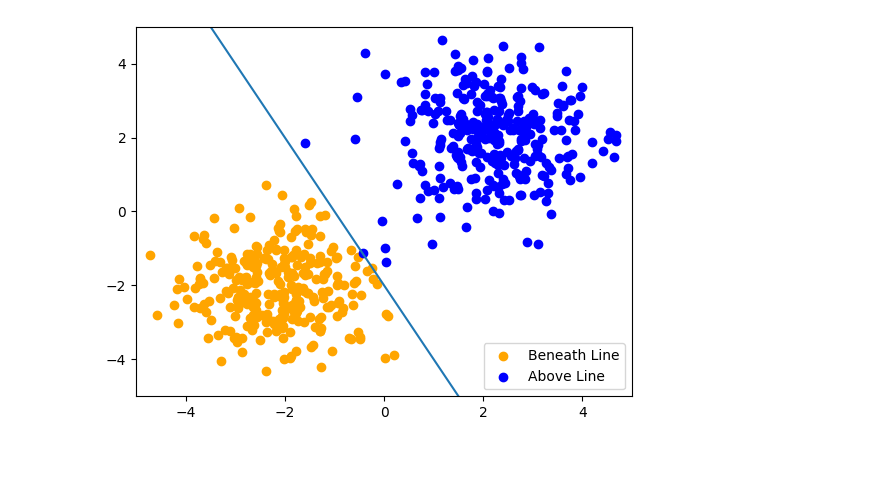
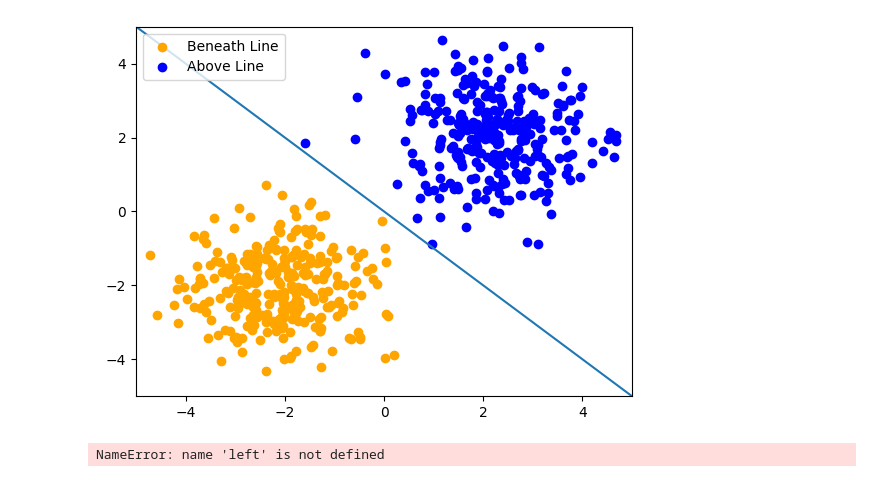
Before and after one commit to zoneme99/python-programmering-Jonatan-Cervall, a Jupyter notebook: Labs/Labb3/report.ipynb, the cells around one changed output. Saved outputs shown, nothing was run; the diff lists cells and outputs as text; code cells hidden in the pictures.

```diff
--- a/Labs/Labb3/report.ipynb
+++ b/Labs/Labb3/report.ipynb
@@ -1,7 +1,9 @@
 # %%
 import Labb3
 
 
-Labb3.run(-2, -2)
+Labb3.run(-1, 0)
+print(left)
 # %% [output]
-[figure, old version]
+[figure, new version]
+NameError: name 'left' is not defined
```
Also changed, not shown: 3 other files.
